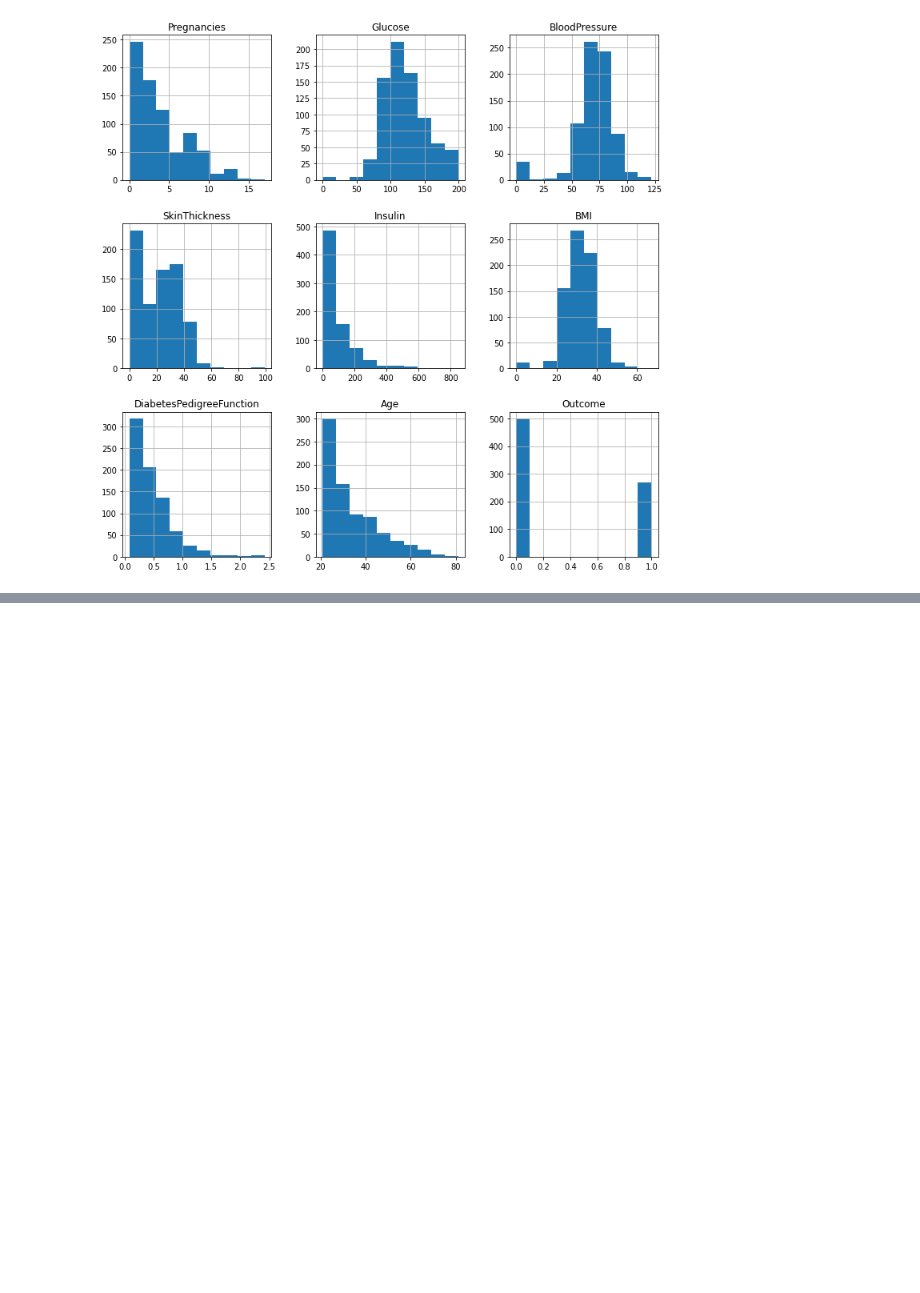
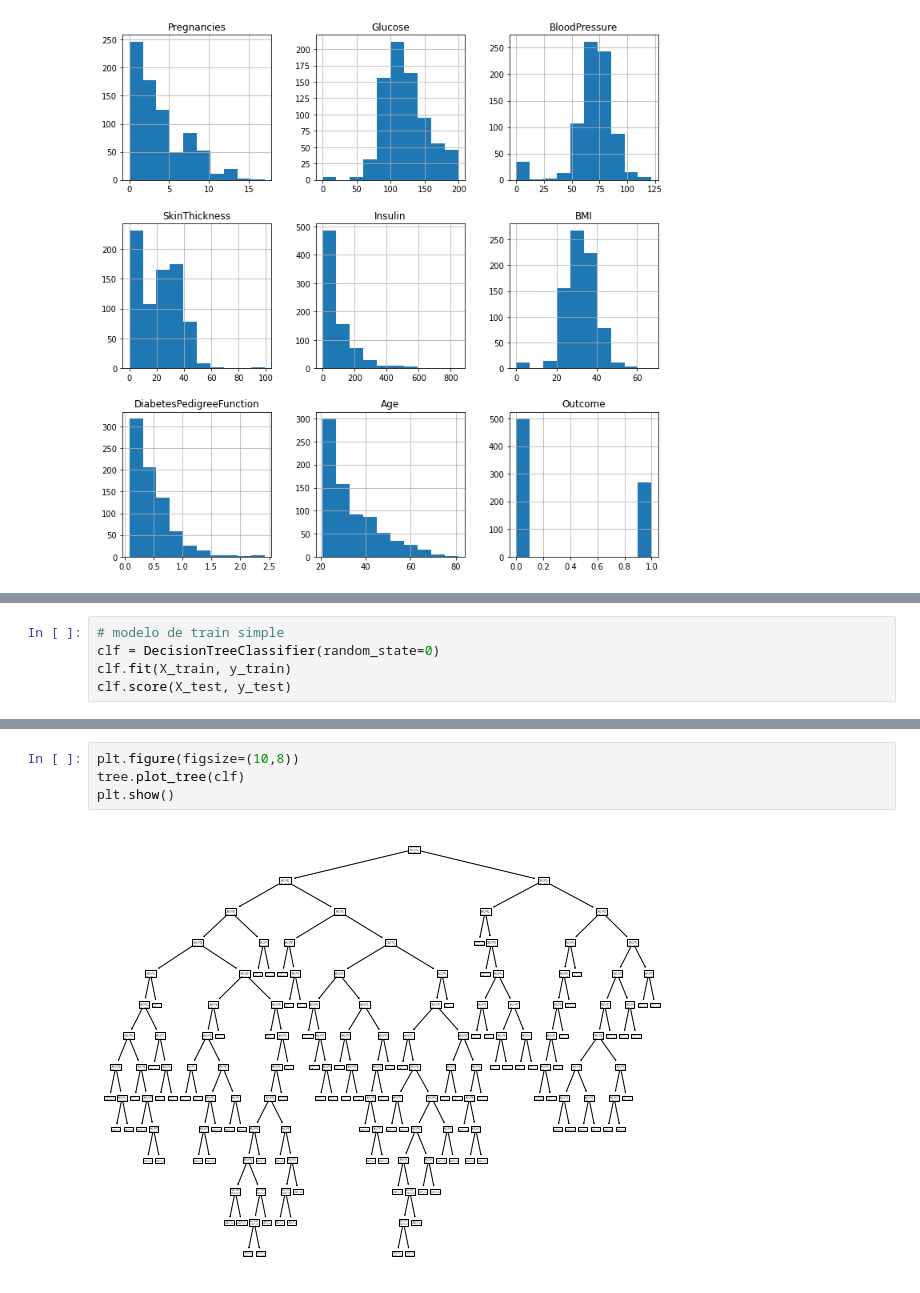
Before and after one commit to luisOliari/DECISION-TREE-ALGO, a Jupyter notebook: src/explore.ipynb, the cells around one changed output, grey strips where cells are left out. Drawn from its saved outputs; the diff is of its cells as text; blank space fills up the shorter version.

```diff
--- a/src/explore.ipynb
+++ b/src/explore.ipynb
@@ -222 +211,6 @@ from sklearn.model_selection import train_test_split
 X_train, X_test, y_train, y_test = train_test_split(X, y, random_state=40)
+# %%
+# modelo de train simple
+clf = DecisionTreeClassifier(random_state=0)
+clf.fit(X_train, y_train)
+clf.score(X_test, y_test)
@@ -222,0 +226,6 @@ X_train, X_test, y_train, y_test = train_test_split(X, y, random_state=40)
+# %%
+plt.figure(figsize=(10,8))
+tree.plot_tree(clf)
+plt.show()
+# %% [output]
+[figure, added]
```
Also changed, not shown: parts of 48 cells of this notebook, 1 other file.
